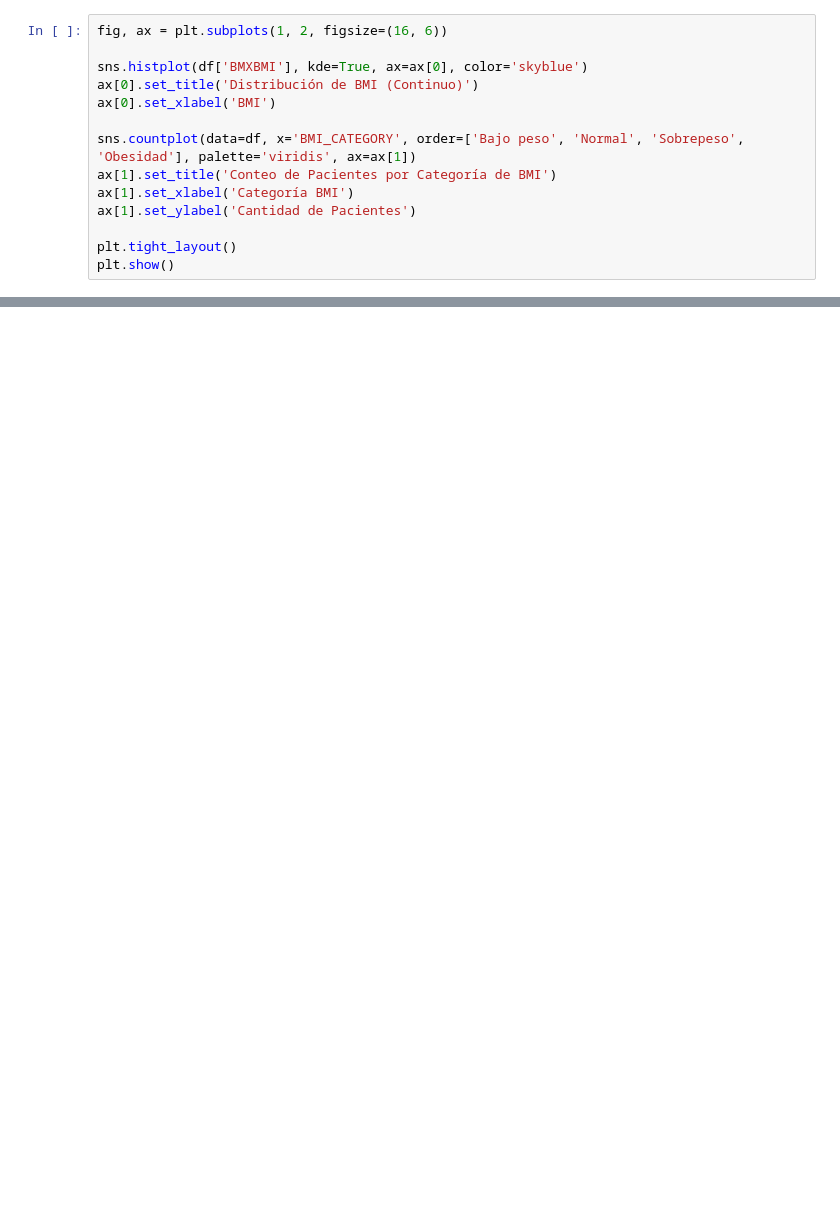
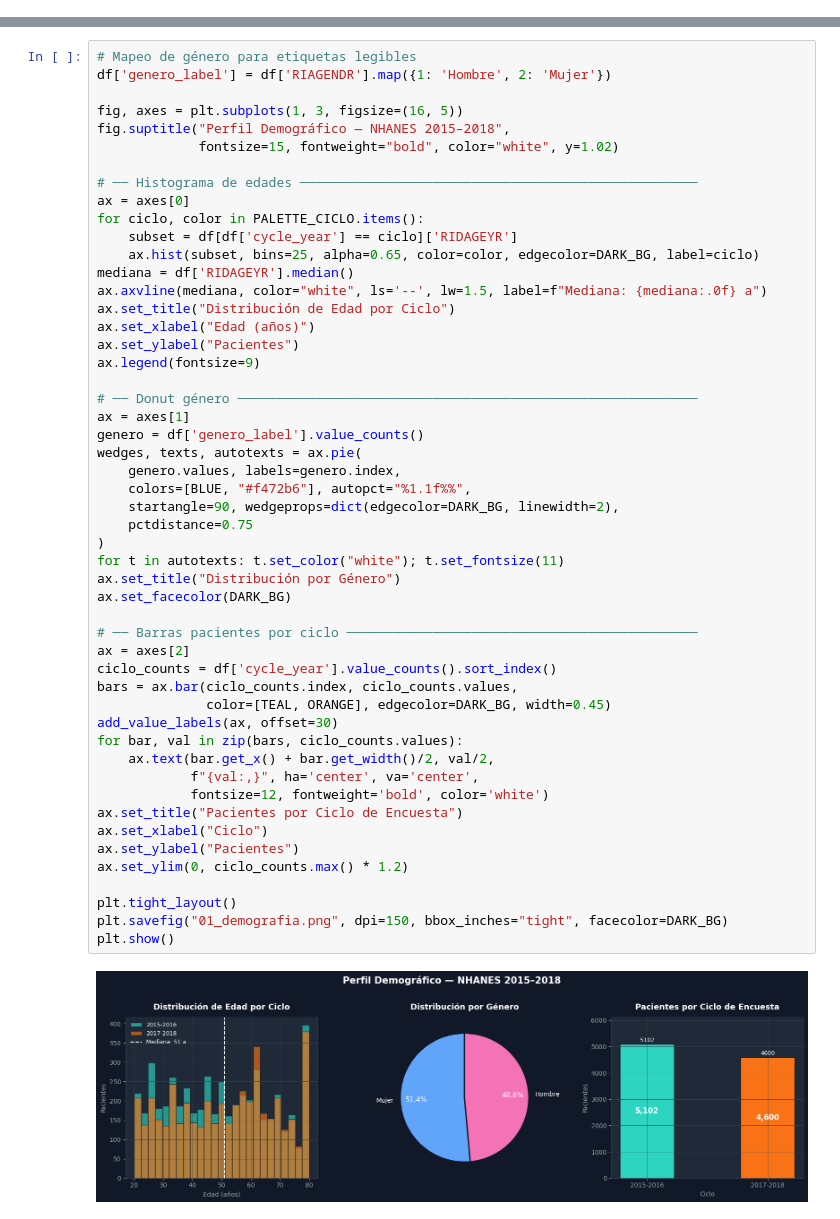
Before and after one commit to MartinPapic/nhanes-health-analytics, a Jupyter notebook: kedro-pipeline/notebooks/analisis_nutricional_claudio.ipynb, the cells around one changed output, grey strips where cells are left out. Saved outputs shown, nothing was run; the diff lists cells and outputs as text; blank space fills up the shorter version.

```diff
--- a/kedro-pipeline/notebooks/analisis_nutricional_claudio.ipynb
+++ b/kedro-pipeline/notebooks/analisis_nutricional_claudio.ipynb
@@ -26,14 +0,0 @@ Validaremos cómo se distribuye el BMI en la población y cómo quedó categoriz
-# %%
-fig, ax = plt.subplots(1, 2, figsize=(16, 6))
-
-sns.histplot(df['BMXBMI'], kde=True, ax=ax[0], color='skyblue')
-ax[0].set_title('Distribución de BMI (Continuo)')
-ax[0].set_xlabel('BMI')
-
-sns.countplot(data=df, x='BMI_CATEGORY', order=['Bajo peso', 'Normal', 'Sobrepeso', 'Obesidad'], palette='viridis', ax=ax[1])
-ax[1].set_title('Conteo de Pacientes por Categoría de BMI')
-ax[1].set_xlabel('Categoría BMI')
-ax[1].set_ylabel('Cantidad de Pacientes')
-
-plt.tight_layout()
-plt.show()
@@ -54,0 +149,53 @@ plt.show()
+# %%
+# Mapeo de género para etiquetas legibles
+df['genero_label'] = df['RIAGENDR'].map({1: 'Hombre', 2: 'Mujer'})
+
+fig, axes = plt.subplots(1, 3, figsize=(16, 5))
+fig.suptitle("Perfil Demográfico — NHANES 2015–2018",
+             fontsize=15, fontweight="bold", color="white", y=1.02)
+
+# ── Histograma de edades ───────────────────────────────────────────────────
+ax = axes[0]
+for ciclo, color in PALETTE_CICLO.items():
+    subset = df[df['cycle_year'] == ciclo]['RIDAGEYR']
+    ax.hist(subset, bins=25, alpha=0.65, color=color, edgecolor=DARK_BG, label=ciclo)
+mediana = df['RIDAGEYR'].median()
+ax.axvline(mediana, color="white", ls='--', lw=1.5, label=f"Mediana: {mediana:.0f} a")
+ax.set_title("Distribución de Edad por Ciclo")
+ax.set_xlabel("Edad (años)")
+ax.set_ylabel("Pacientes")
+ax.legend(fontsize=9)
+
+# ── Donut género ───────────────────────────────────────────────────────────
+ax = axes[1]
+genero = df['genero_label'].value_counts()
+wedges, texts, autotexts = ax.pie(
+    genero.values, labels=genero.index,
+    colors=[BLUE, "#f472b6"], autopct="%1.1f%%",
+    startangle=90, wedgeprops=dict(edgecolor=DARK_BG, linewidth=2),
+    pctdistance=0.75
+)
+for t in autotexts: t.set_color("white"); t.set_fontsize(11)
+ax.set_title("Distribución por Género")
+ax.set_facecolor(DARK_BG)
+
+# ── Barras pacientes por ciclo ─────────────────────────────────────────────
+ax = axes[2]
+ciclo_counts = df['cycle_year'].value_counts().sort_index()
+bars = ax.bar(ciclo_counts.index, ciclo_counts.values,
+              color=[TEAL, ORANGE], edgecolor=DARK_BG, width=0.45)
+add_value_labels(ax, offset=30)
+for bar, val in zip(bars, ciclo_counts.values):
+    ax.text(bar.get_x() + bar.get_width()/2, val/2,
+            f"{val:,}", ha='center', va='center',
+            fontsize=12, fontweight='bold', color='white')
+ax.set_title("Pacientes por Ciclo de Encuesta")
+ax.set_xlabel("Ciclo")
+ax.set_ylabel("Pacientes")
+ax.set_ylim(0, ciclo_counts.max() * 1.2)
+
+plt.tight_layout()
+plt.savefig("01_demografia.png", dpi=150, bbox_inches="tight", facecolor=DARK_BG)
+plt.show()
+# %% [output]
+[figure, added]
```
Also changed, not shown: parts of 27 cells of this notebook.
